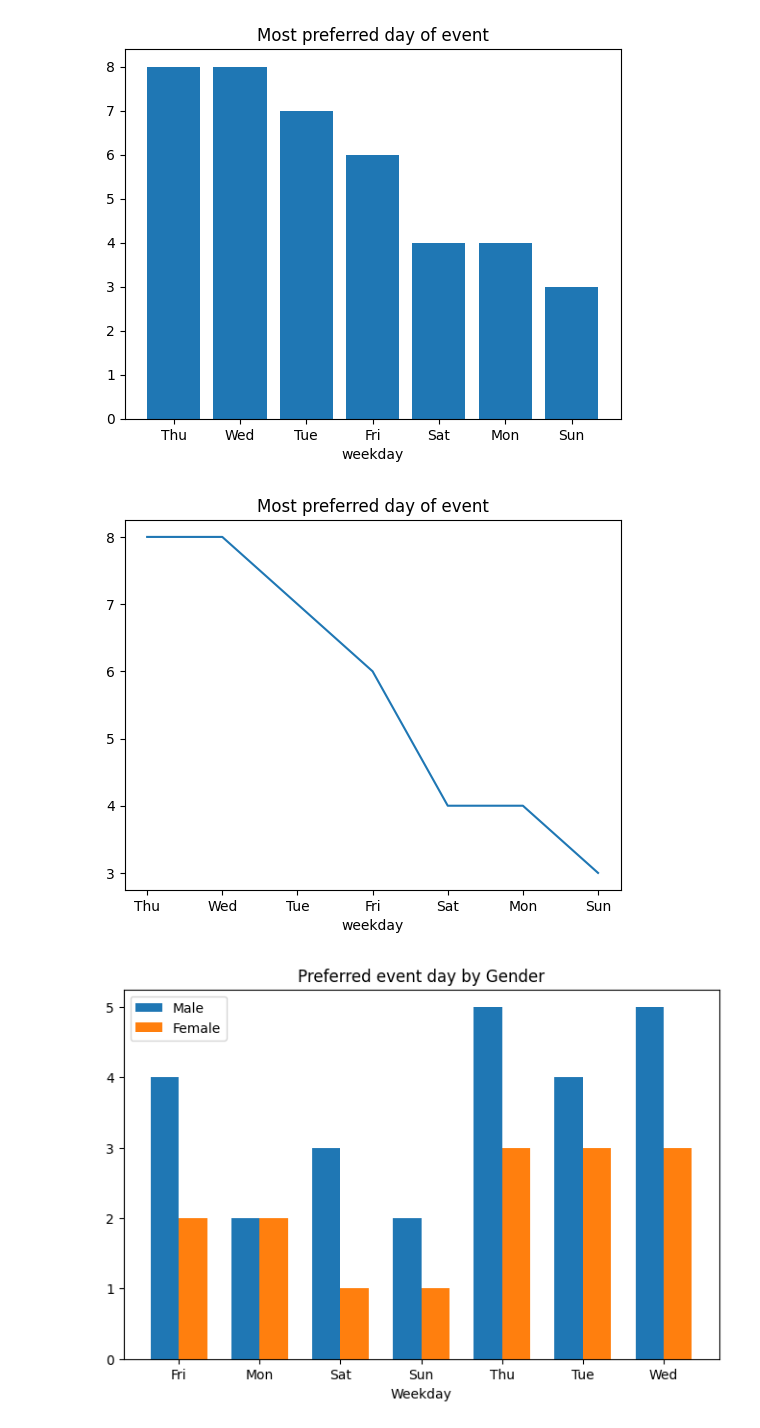
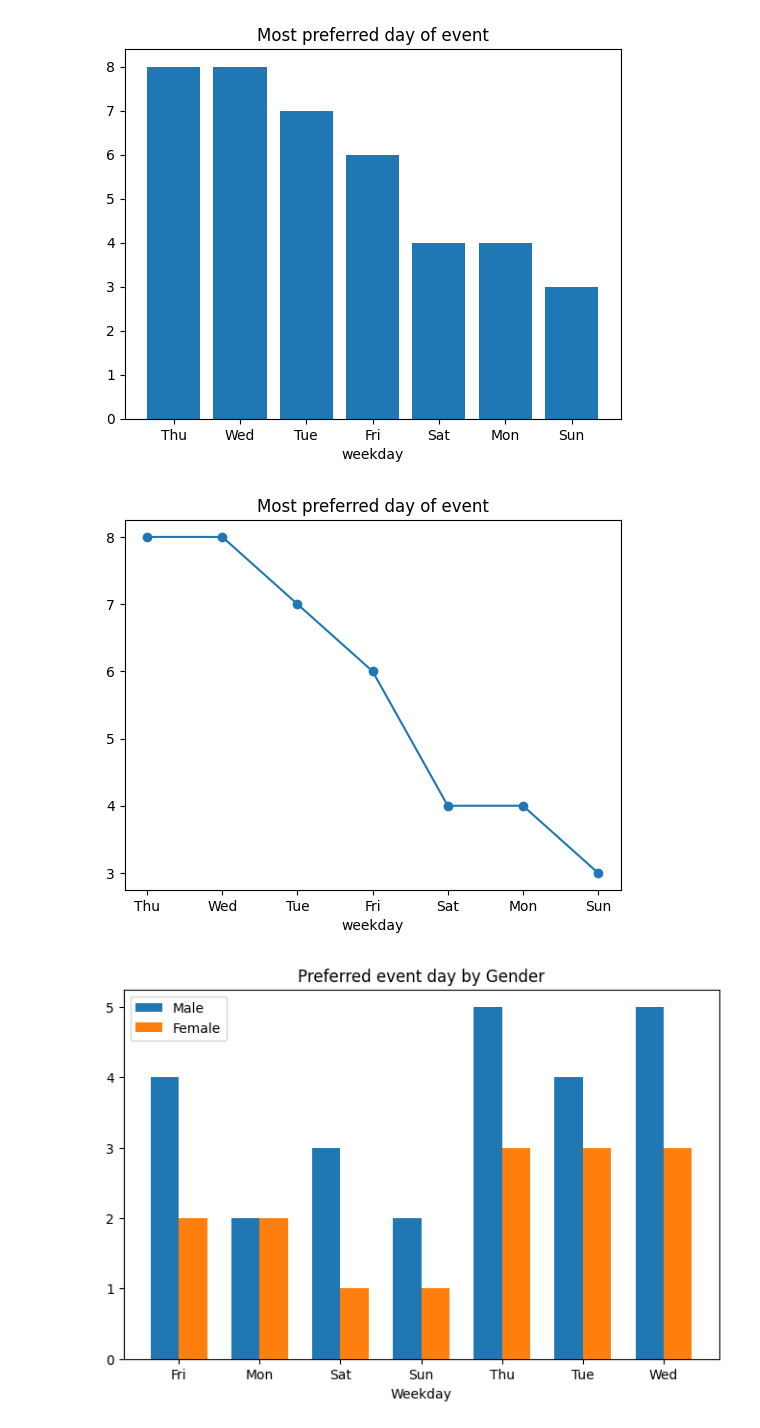
Before and after one commit to djibril968/Tribe_related_projects, a Jupyter notebook: spring_events_analytics.ipynb, the cells around one changed output. Saved outputs shown, nothing was run; the diff lists cells and outputs as text; code cells hidden in the pictures.

```diff
--- a/spring_events_analytics.ipynb
+++ b/spring_events_analytics.ipynb
@@ -375,12 +375,12 @@ plt.show()
 [figure]
 # %%
 #most preferred event day
-plt.plot(day_pref['week_day'], day_pref['counts'])
+plt.plot(day_pref['week_day'], day_pref['counts'], marker = 'o' )
 plt.title('Most preferred day of event')
 plt.xlabel('weekday')
 plt.show()
 # %% [output]
-[figure, old version]
+[figure, new version]
 # %%
 #most preferred event day by gender
 Weekdays = ['Fri', 'Mon', 'Sat', 'Sun', 'Thu', 'Tue', 'Wed']
```
Also changed, not shown: parts of 3 cells of this notebook.
